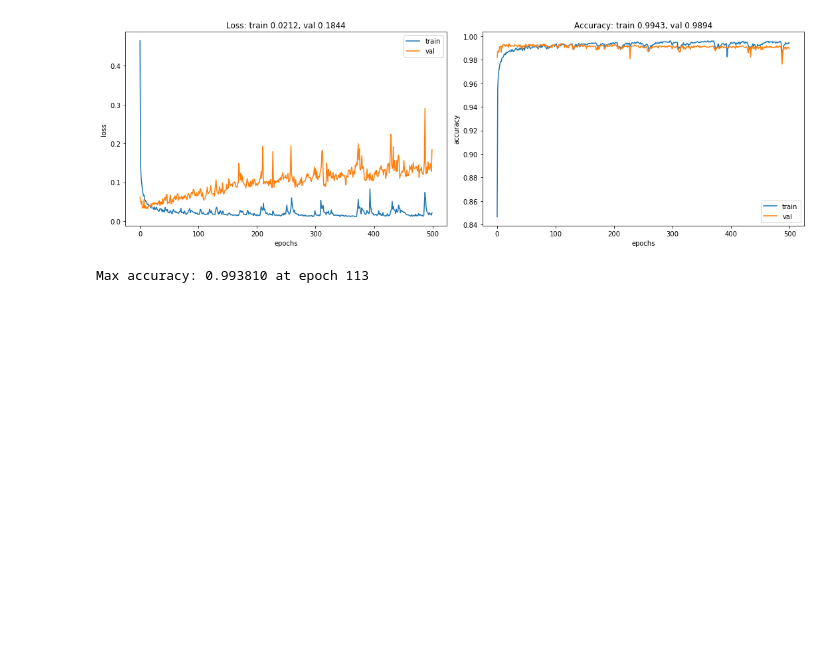
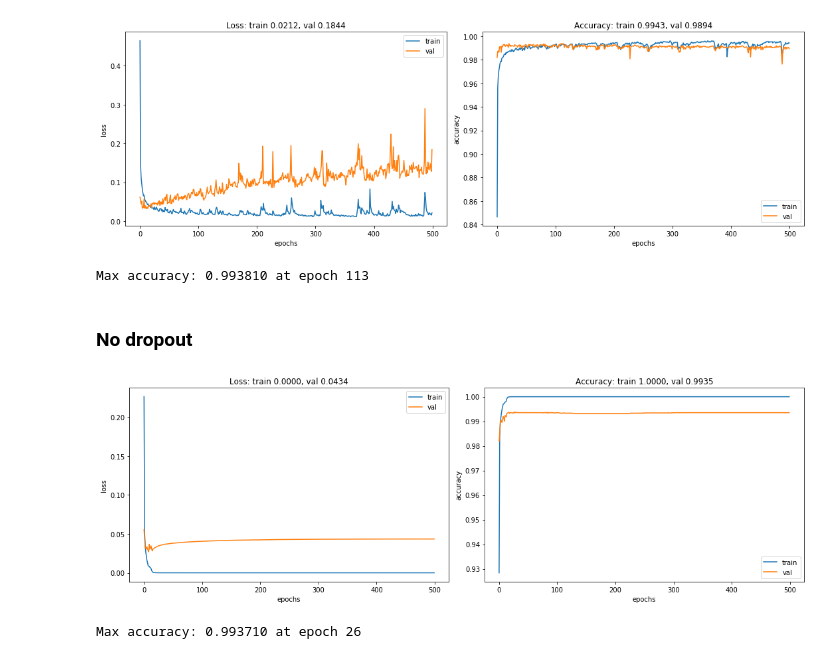
Before and after one commit to KovalevEvgeny/Dropout-for-Model-Uncertainty, a Jupyter notebook: classification/classification.ipynb, the cells around one changed output. Cells and saved outputs as stored; diff of their text form; code cells hidden in the pictures; blank space fills up the shorter version.

```diff
--- a/classification/classification.ipynb
+++ b/classification/classification.ipynb
@@ -21,19 +21,6 @@ cuda:0
 # %%
 # https://github.com/activatedgeek/LeNet-5/blob/master/lenet.py
 class LeNet5(nn.Module):
-    """
-    Input - 1x32x32
-    C1 - 6@28x28 (5x5 kernel)
-    tanh
-    S2 - 6@14x14 (2x2 kernel, stride 2) Subsampling
-    C3 - 16@10x10 (5x5 kernel, complicated shit)
-    tanh
-    S4 - 16@5x5 (2x2 kernel, stride 2) Subsampling
-    C5 - 120@1x1 (5x5 kernel)
-    F6 - 84
-    tanh
-    F7 - 10 (Output)
-    """
     def __init__(self, p=0.5):
         super(LeNet5, self).__init__()
 
@@ -293,3 +280,37 @@ print('Max accuracy: {:.6f} at epoch {}'.format(max_test_accuracy, max_test_accu
 # %% [output]
 [figure]
 Max accuracy: 0.993810 at epoch 113
+# %% [markdown]
+### No dropout
+# %%
+set_random_seeds(13, device)
+
+lr = 0.005
+epochs_n = 500
+momentum = 0.9
+weight_decay = 1e-6
+
+model_name = 'lenet_dropout_0-0'
+model_path = 'models/{}.pt'.format(model_name)
+plot_path = 'logs/{}_logs.png'.format(model_name)
+
+model = LeNet5(p=0.0).to(device)
+optimizer = optim.SGD(model.parameters(), lr=lr, momentum=momentum, weight_decay=weight_decay)
+
+def lr_policy(epoch):
+    return (1 + 0.0001 * epoch)**(-0.75)
+
+scheduler = optim.lr_scheduler.LambdaLR(optimizer, lr_lambda=lr_policy)
+
+train_loss_curve, test_loss_curve, train_accuracy_curve, test_accuracy_curve, max_test_accuracy, max_test_accuracy_epoch = \
+       train(model, optimizer, scheduler, train_loader, test_loader, device, model_path, plot_path, epochs_n, batch_size)
+
+LOG_DIR = 'logs'
+np.save(os.path.join(LOG_DIR, '{}_train_loss.npy'.format(model_name)), train_loss_curve)
+np.save(os.path.join(LOG_DIR, '{}_test_loss.npy'.format(model_name)), test_loss_curve)
+np.save(os.path.join(LOG_DIR, '{}_train_accuracy.npy'.format(model_name)), train_accuracy_curve)
+np.save(os.path.join(LOG_DIR, '{}_test_accuracy.npy'.format(model_name)), test_accuracy_curve)
+print('Max accuracy: {:.6f} at epoch {}'.format(max_test_accuracy, max_test_accuracy_epoch))
+# %% [output]
+[figure, added]
+Max accuracy: 0.993710 at epoch 26
```
Also changed, not shown: 1 other file.
